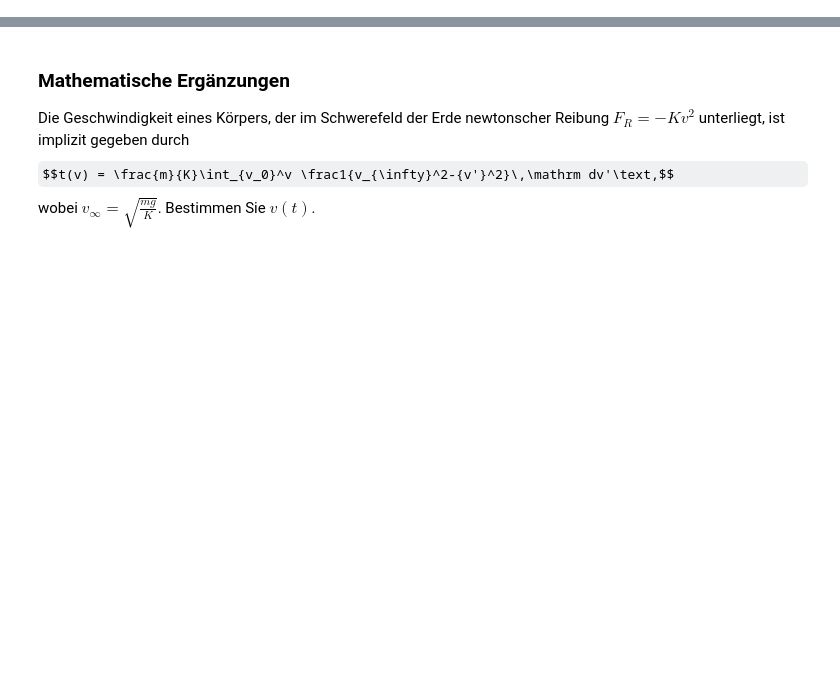
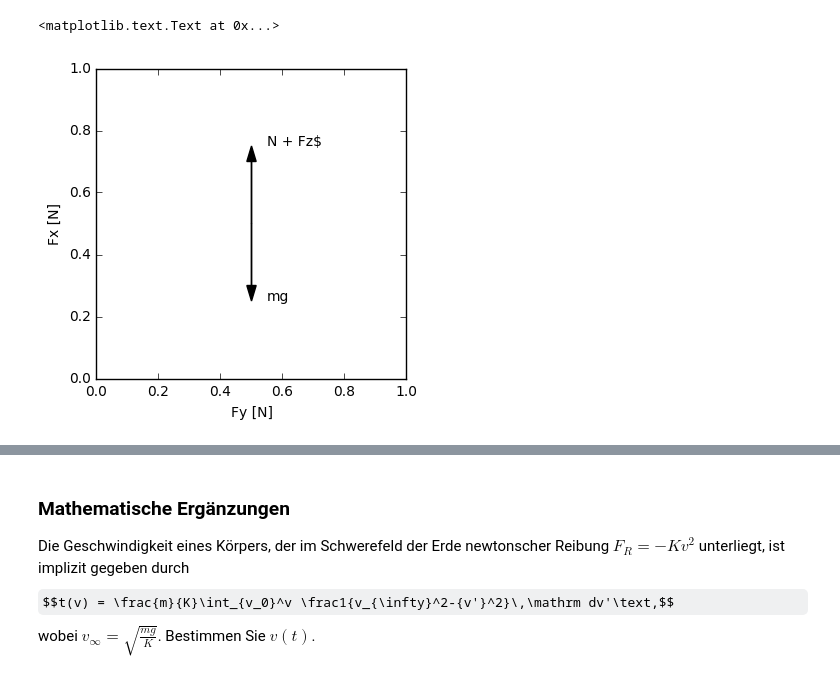
Before and after one commit to philippgadow/tutorium_experimentalphysik1, a Jupyter notebook: blatt5.ipynb, the cells around one changed output, grey strips where cells are left out. Cells and saved outputs as stored; diff of their text form; code cells hidden in the pictures; some formulas as TeX source; blank space fills up the shorter version.

```diff
--- a/blatt5.ipynb
+++ b/blatt5.ipynb
@@ -11,0 +33,13 @@ Ein umweltfreundlicher Achterbahnwagen mit Masse $m$ rutscht aus der Ruhe in Hö
+# %%
+# Kräftediagramm
+fig2 = plt.figure()
+ax2 = fig2.add_subplot(111, aspect='equal')
+plt.xlabel('Fy [N]')
+plt.ylabel('Fx [N]')
+ax2.arrow(0.5, 0.5, 0.0, 0.2, head_width=0.03, head_length=0.05, fc='k', ec='k')
+ax2.arrow(0.5, 0.5, 0.0, -0.2, head_width=0.03, head_length=0.05, fc='k', ec='k')
+ax2.text(0.55, 0.75, u'N + Fz')
+ax2.text(0.55, 0.25, u'mg')
+# %% [output]
+<matplotlib.text.Text at 0x...>
+[figure, added]
```
Also changed, not shown: parts of 9 cells of this notebook, 1 other file.
